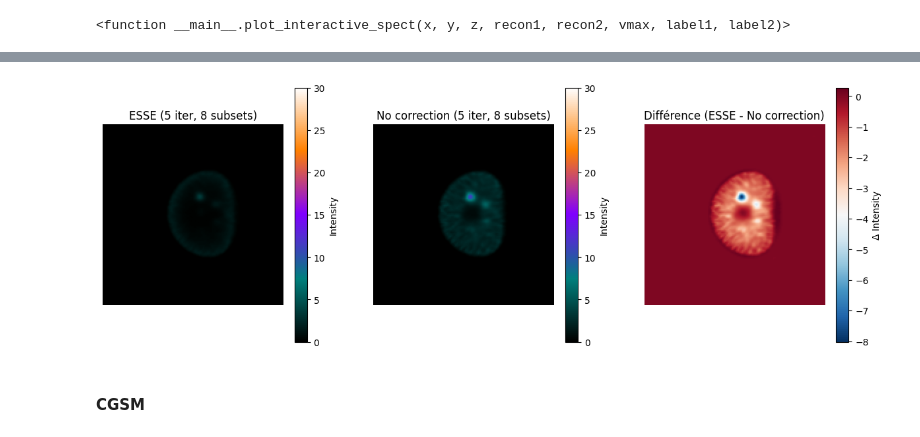
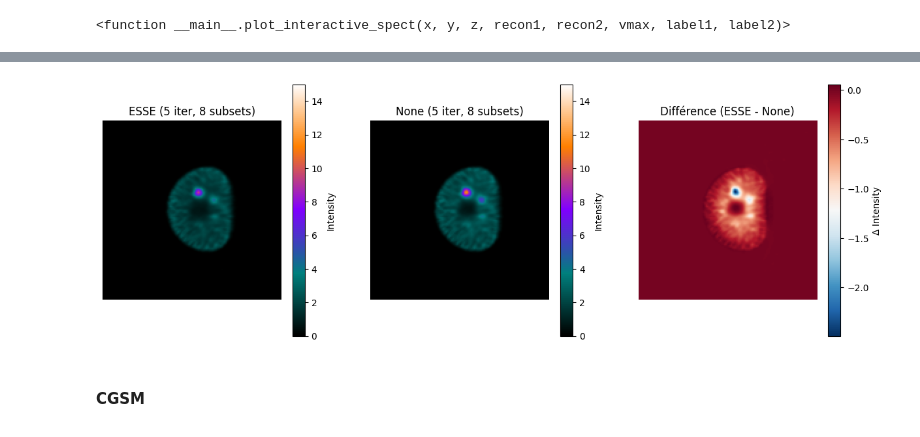
Before and after one commit to Nebulaaae/PyTomography, a Jupyter notebook: docs/source/notebooks/stage.ipynb, the cells around one changed output, grey strips where cells are left out. Cells and saved outputs as stored; diff of their text form; code cells hidden in the pictures.

```diff
--- a/docs/source/notebooks/stage.ipynb
+++ b/docs/source/notebooks/stage.ipynb
@@ -172,7 +172,7 @@ recon_TEW = algorithm_TEW(n_iters=nb_iter, n_subsets=nb_subset)
 (Kernels needed)
 # %%
 # Kernel generation
-# todo : Récupérer les kernels ESSE réels quand j'aurai accès au code dicom
+# todo : Récupérer les kernels ESSE réels quand j'y aurai accès
 def get_fake_esse_kernels(grid_size):
     """
     Génère des kernels gaussiens avec la bonne taille.
@@ -193,7 +193,7 @@ def get_fake_esse_kernels(grid_size):
 
         kernels[i] /= kernels[i].sum()
 
-    return kernels * 0.009
+    return kernels * 0.005
 # %%
 # Plot the kernels
 
@@ -390,7 +414,8 @@ interactive(children=(IntSlider(value=64, continuous_update=False, description='
 # %%
-plot_comparative_spect(recon_ESSE, recon_no_correction, vmax=max(recon_ESSE.max(), recon_no_correction.max()), label1="ESSE", label2="None")
+# plot_comparative_spect(recon_ESSE, recon_no_correction, vmax=max(recon_ESSE.max(), recon_no_correction.max()), label1="ESSE", label2="None")
+plot_comparative_spect(recon_ESSE, recon_no_correction, vmax=15, label1="ESSE", label2="None")
 # %% [output]
-[figure, old version]
+[figure, new version]
 # %% [markdown]
 #### CGSM
 # %%
```
Also changed, not shown: parts of 5 cells of this notebook, 2 other files.
